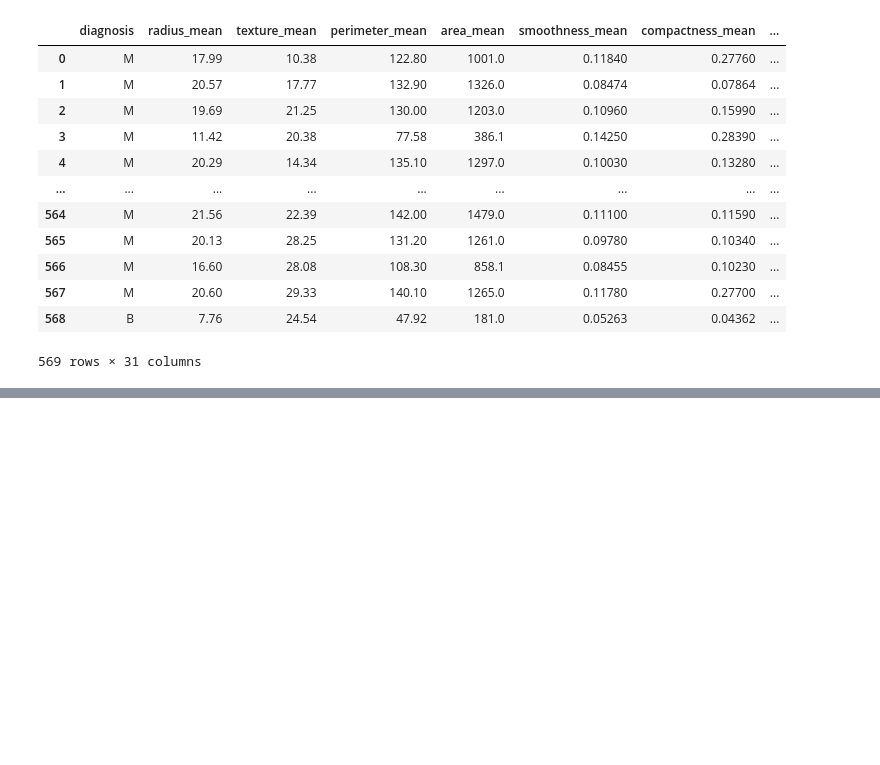
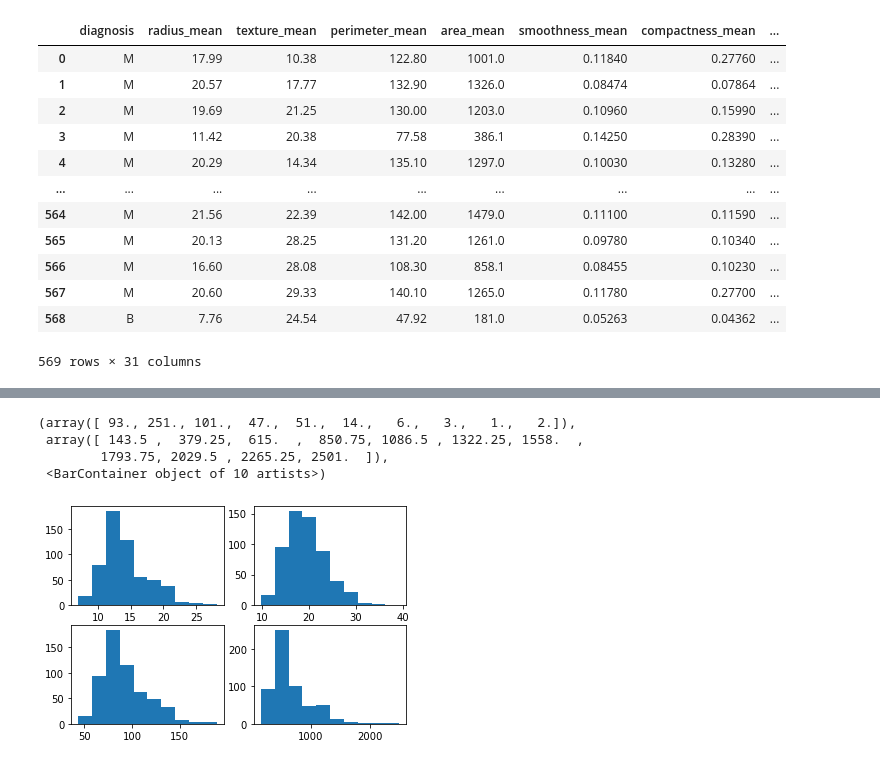
Before and after one commit to pourianiknam/Breast-Cancer-WI-Data-Set, a Jupyter notebook: Breast Cancer WI.ipynb, the cells around one changed output, grey strips where cells are left out. Saved outputs shown, nothing was run; the diff lists cells and outputs as text; code cells hidden in the pictures; blank space fills up the shorter version.

Commit message:
plotting all indicators

```diff
--- a/Breast Cancer WI.ipynb
+++ b/Breast Cancer WI.ipynb
@@ -33,14 +33,3 @@ data.drop('id', axis=1)
 | 567 | M | 20.60 | 29.33 | 140.10 | 1265.0 | 0.11780 | 0.27700 | ... |
 | 568 | B | 7.76 | 24.54 | 47.92 | 181.0 | 0.05263 | 0.04362 | ... |
 569 rows × 31 columns
-# %%
-fig1 = plt.figure()
-ax1 = fig1.add_subplot(3,3,1)
-ax2 = fig1.add_subplot(3,3,2)
-ax3 = fig1.add_subplot(3,3,3)
-ax4 = fig1.add_subplot(3,3,4)
-ax5 = fig1.add_subplot(3,3,5)
-ax6 = fig1.add_subplot(3,3,6)
-ax7 = fig1.add_subplot(3,3,7)
-ax8 = fig1.add_subplot(3,3,8)
-ax9 = fig1.add_subplot(3,3,9)
@@ -48,0 +56,12 @@ ax9 = fig1.add_subplot(3,3,9)
+# %%
+fig, ((ax1, ax2),(ax3, ax4)) = plt.subplots(2,2)
+ax1.hist(data[['radius_mean']])
+ax2.hist(data[['texture_mean']])
+ax3.hist(data[['perimeter_mean']])
+ax4.hist(data[['area_mean']])
+# %% [output]
+(array([ 93., 251., 101.,  47.,  51.,  14.,   6.,   3.,   1.,   2.]),
+ array([ 143.5 ,  379.25,  615.  ,  850.75, 1086.5 , 1322.25, 1558.  ,
+        1793.75, 2029.5 , 2265.25, 2501.  ]),
+ <BarContainer object of 10 artists>)
+[figure, added]
```
Also changed, not shown: parts of 8 cells of this notebook, 1 other file.
